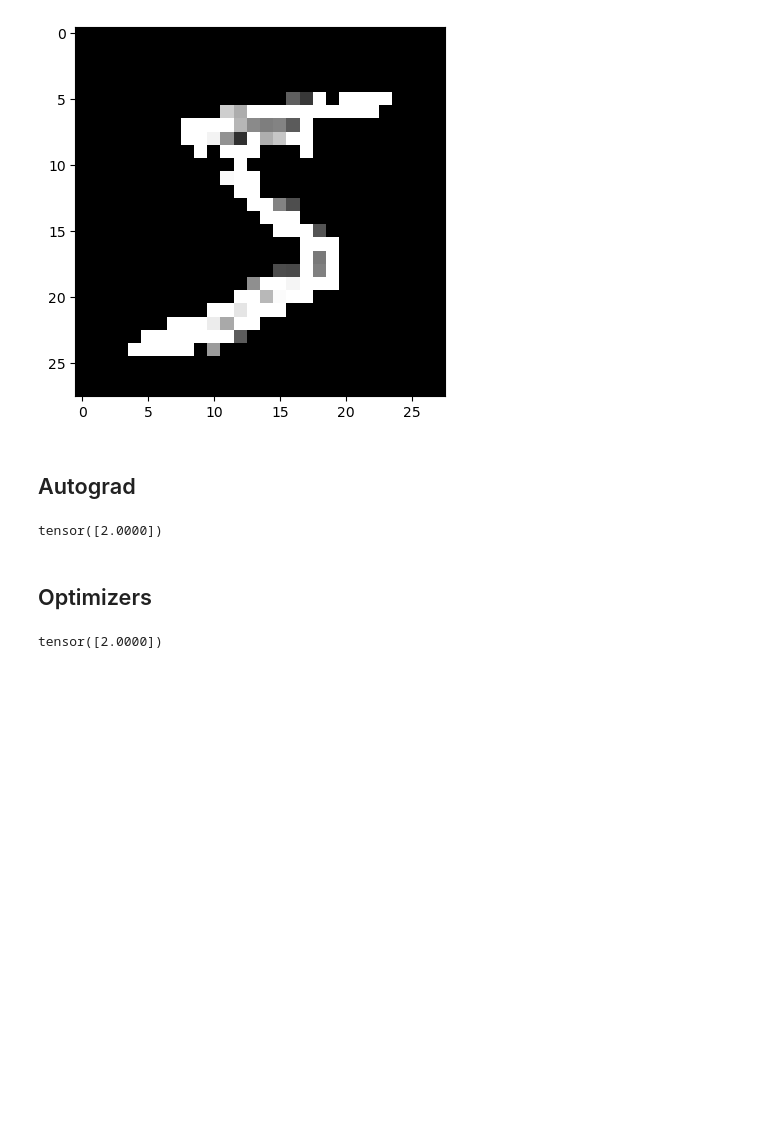
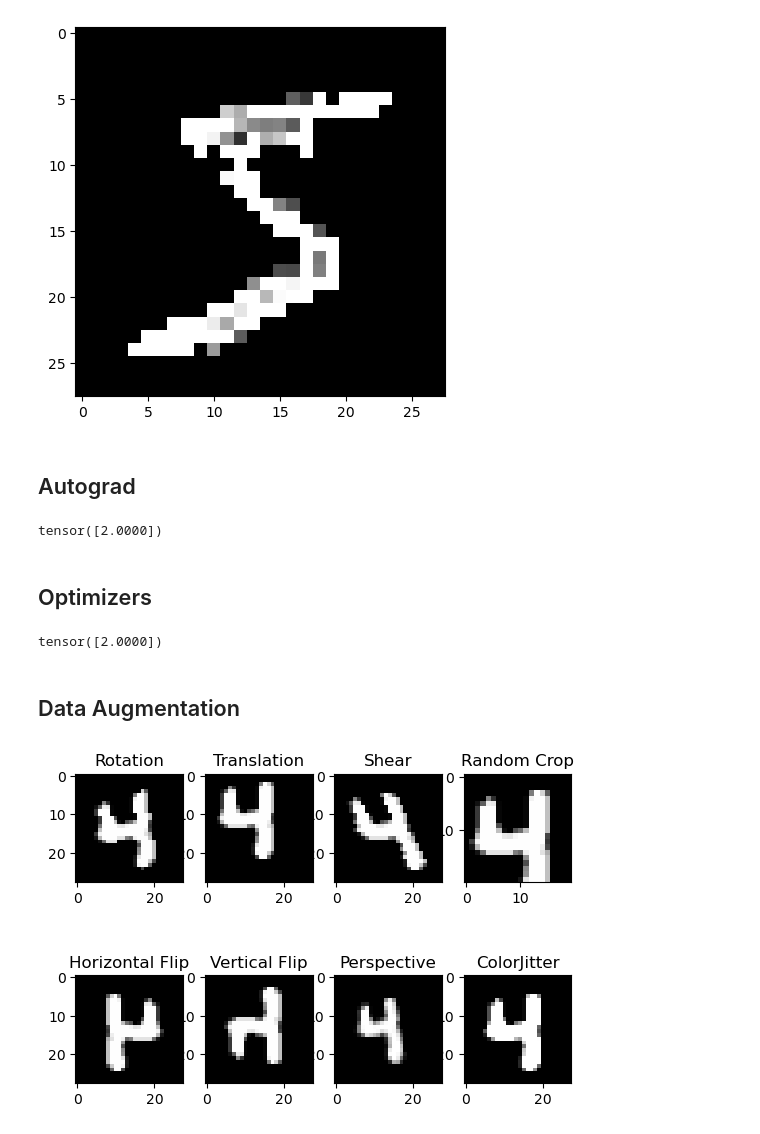
Before and after one commit to mahdikhashan/mnist-cnn-mlflow, a Jupyter notebook: dataset.ipynb, the cells around one changed output. Cells and saved outputs as stored; diff of their text form; code cells hidden in the pictures; blank space fills up the shorter version.

```diff
--- a/dataset.ipynb
+++ b/dataset.ipynb
@@ -318,3 +318,16 @@ for epoch in range(60):
 print(x_param.data)
 # %% [output]
 tensor([2.0000])
+# %% [markdown]
+## Data Augmentation
+# %%
+sample_transforms = {
+    "Rotation": transforms.RandomAffine(degrees=45),
+    "Translation": transforms.RandomAffine(degrees=0, translate=(0.1, 0.1)),
+    "Shear": transforms.RandomAffine(degrees=0, shear=45),
+    "Random Crop": transforms.RandomCrop((20, 20)),
+    "Horizontal Flip": transforms.RandomHorizontalFlip(p=1.0),
+    "Vertical Flip": transforms.RandomVerticalFlip(p=1.0),
+    "Perspective": transforms.RandomPerspective(p=1.0),
+    "ColorJitter": transforms.ColorJitter(brightness=0.5, contrast=0.5),
+}
@@ -320,0 +336,11 @@ tensor([2.0000])
+# %%
+f, axarr = plt.subplots(2, 4)
+
+for count, (name, t) in enumerate(sample_transforms.items()):
+    row = count % 4
+    col = count // 4
+    axarr[col, row].imshow(t(img), cmap='gray')
+    axarr[col, row].set_title(name)
+plt.show()
+# %% [output]
+[figure, added]
```
Also changed, not shown: parts of 1 cell of this notebook, 13 other files.
